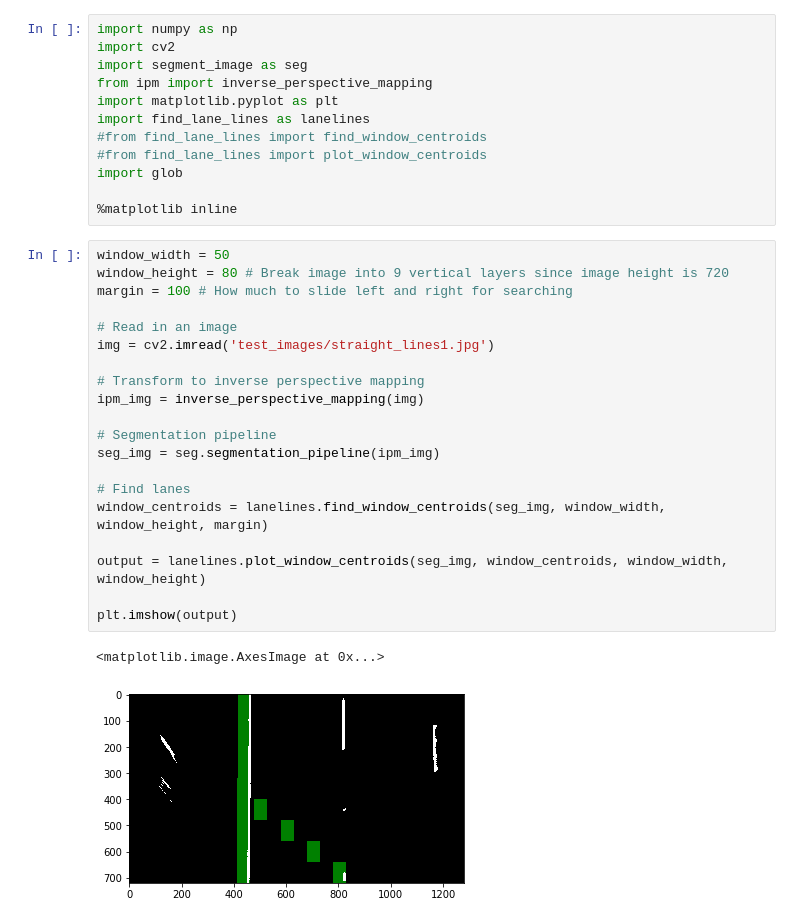
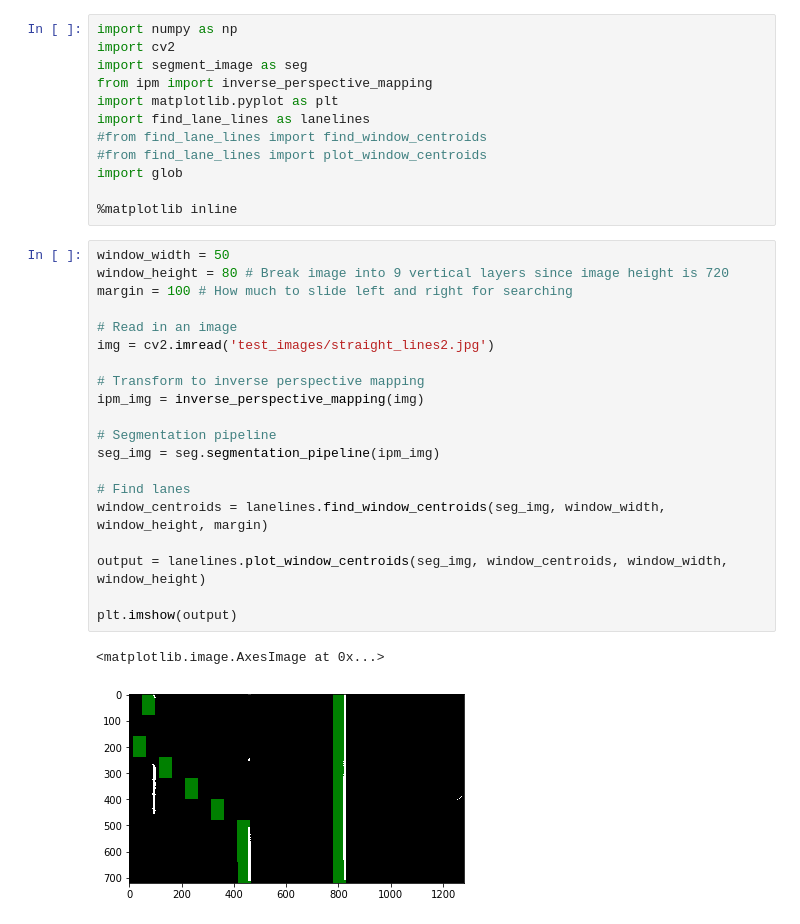
Before and after one commit to anandraja13/CarND-Advanced-LaneLines, a Jupyter notebook: Lane Finding Pipeline.ipynb, the cells around one changed output. Drawn from its saved outputs; the diff is of its cells as text.

```diff
--- a/Lane Finding Pipeline.ipynb
+++ b/Lane Finding Pipeline.ipynb
@@ -15,24 +15,24 @@ import glob
 # %%
 window_width = 50
 window_height = 80 # Break image into 9 vertical layers since image height is 720
 margin = 100 # How much to slide left and right for searching
 
 # Read in an image
-img = cv2.imread('test_images/straight_lines1.jpg')
+img = cv2.imread('test_images/straight_lines2.jpg')
 
 # Transform to inverse perspective mapping
 ipm_img = inverse_perspective_mapping(img)
 
 # Segmentation pipeline
 seg_img = seg.segmentation_pipeline(ipm_img)
 
 # Find lanes
 window_centroids = lanelines.find_window_centroids(seg_img, window_width, window_height, margin)
 
 output = lanelines.plot_window_centroids(seg_img, window_centroids, window_width, window_height)
 
 plt.imshow(output)
 # %% [output]
 <matplotlib.image.AxesImage at 0x...>
-[figure, old version]
+[figure, new version]
 # %%
```
Also changed, not shown: parts of 2 cells of this notebook, 1 other file.
